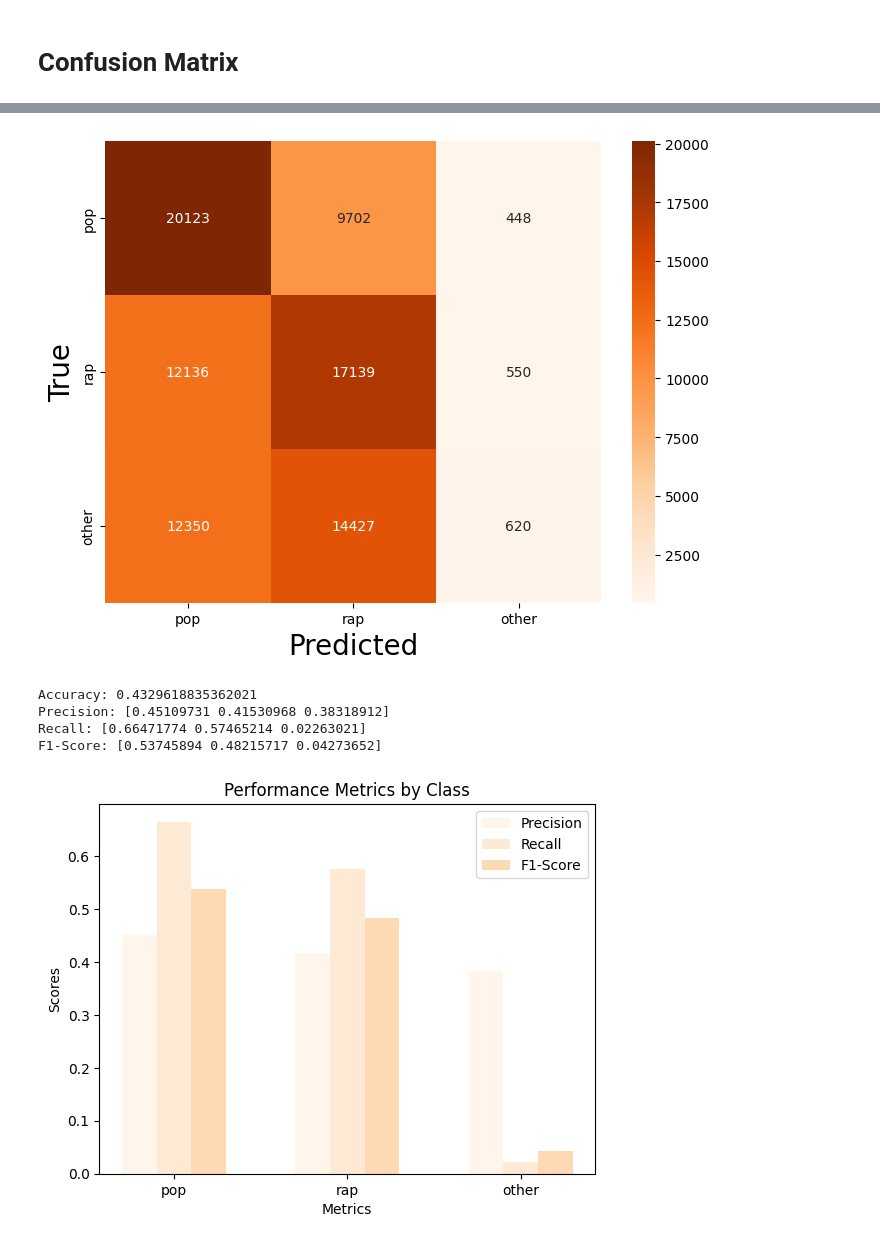
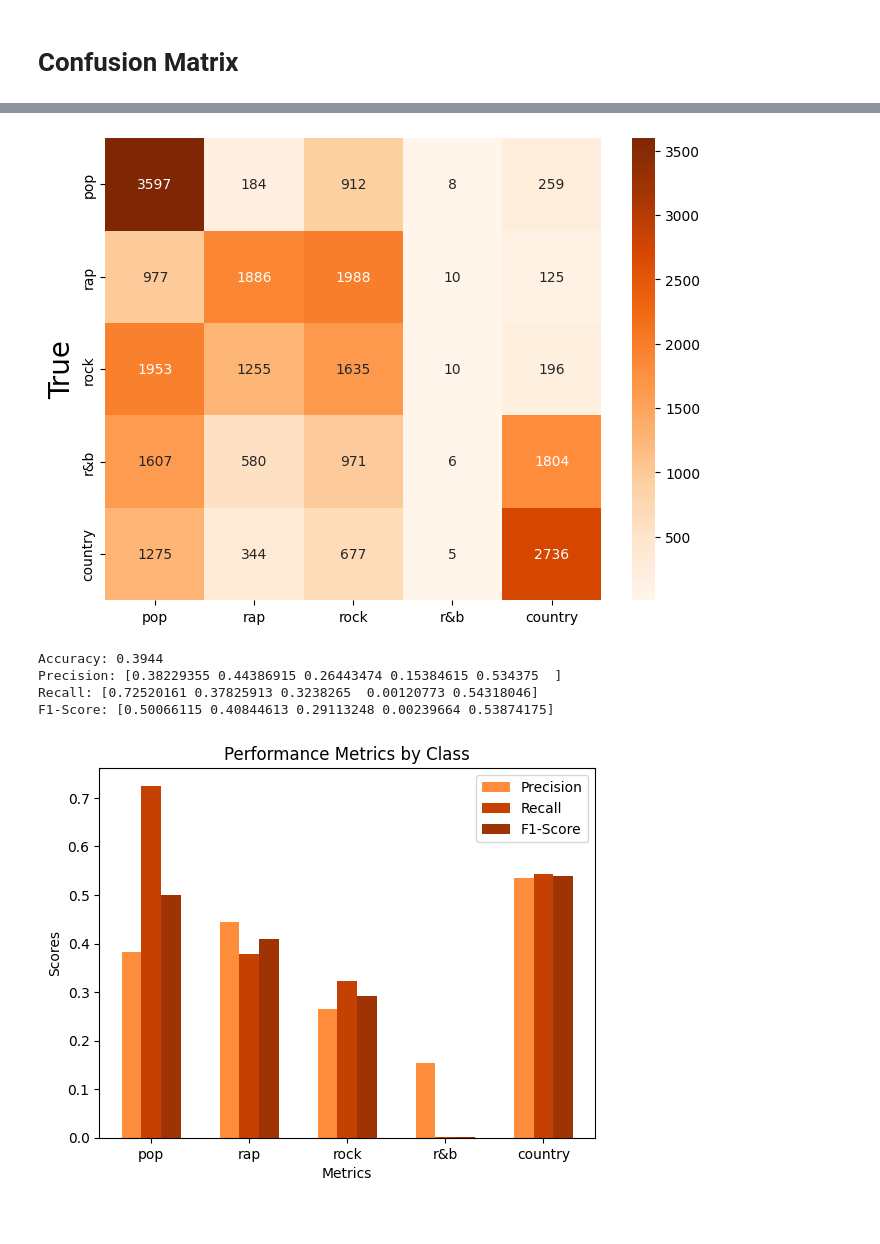
Before and after one commit to Marti2405/Music-Genre-Classification, a Jupyter notebook: NN_model.ipynb, the cells around one changed output, grey strips where cells are left out. Saved outputs shown, nothing was run; the diff lists cells and outputs as text; code cells hidden in the pictures.

```diff
--- a/NN_model.ipynb
+++ b/NN_model.ipynb
@@ -15,10 +15,12 @@ def leaky_relu(x):
     return tf.nn.leaky_relu(x, alpha=0.2)
 
 input_shape = 300
-output_shape = 3
+output_shape = 6
 model = models.Sequential()
-model.add(layers.Dense(500, activation='sigmoid', input_shape=(300,)))
-model.add(layers.Dense(250, activation='sigmoid'))
+model.add(layers.Dense(250, activation='relu', input_shape=(300,)))
+model.add(layers.Dense(100, activation='relu'))
+model.add(layers.Dropout(0.3))
+model.add(layers.Dense(100, activation='relu'))
 model.add(layers.Dropout(0.2))
 model.add(layers.Dense(output_shape, activation='softmax'))
 
@@ -56,7 +58,7 @@ Y_validation = np.load('Data/Vectors/Y_validate.npy') #[:, :3]
 # %% [markdown]
 # Train
 # %%
-history = model.fit(X_train, Y_train, epochs=50, batch_size=16, validation_data=(X_validation, Y_validation))
+history = model.fit(X_train, Y_train, epochs=50, batch_size=32, validation_data=(X_validation, Y_validation))
 
 # Plotting the training and validation loss values
 plt.plot(history.history['loss'], label='Training Loss')
@@ -115,8 +117,7 @@ cm = confusion_matrix(Y_test_categorical, Y_pred_categorical)
 
 # Visualize the confusion matrix using seaborn and matplotlib
 plt.figure(figsize=(8, 6))
-sns.heatmap(cm, annot=True, fmt='d', cmap='Oranges', xticklabels=['pop','rap', 'other'], yticklabels=['pop', 'rap', 'other'])
-plt.xlabel('Predicted', fontsize=20)
+sns.heatmap(cm, annot=True, fmt='d', cmap='Oranges', xticklabels=['pop','rap', 'rock', 'r&b', 'country'], yticklabels=['pop','rap', 'rock', 'r&b', 'country'])
 plt.ylabel('True', fontsize=20)
 plt.show()
 # %% [output]
@@ -124,4 +125,4 @@ plt.show()
-[figure, old version]
+[figure, new version]
 # %%
 # Assuming you have predicted values stored in 'Y_pred_categorical' and true labels stored in 'Y_test_categorical'
 
@@ -144,7 +145,7 @@ print(f"F1-Score: {f1}")
 
 
 # Labels for the classes
-classes = ['pop', 'rap', 'other']
+classes = ['pop', 'rap', 'rock', 'r&b', 'country']
 
 num_colors = 10
 
@@ -172,8 +173,8 @@ ax.legend()
 
 plt.show()
 # %% [output]
-Accuracy: 0.4329618835362021
-Precision: [0.45109731 0.41530968 0.38318912]
-Recall: [0.66471774 0.57465214 0.02263021]
-F1-Score: [0.53745894 0.48215717 0.04273652]
+Accuracy: 0.3944
+Precision: [0.38229355 0.44386915 0.26443474 0.15384615 0.534375  ]
+Recall: [0.72520161 0.37825913 0.3238265  0.00120773 0.54318046]
+F1-Score: [0.50066115 0.40844613 0.29113248 0.00239664 0.53874175]
-[figure, old version]
+[figure, new version]
```
Also changed, not shown: parts of 4 cells of this notebook, 1 other file.
